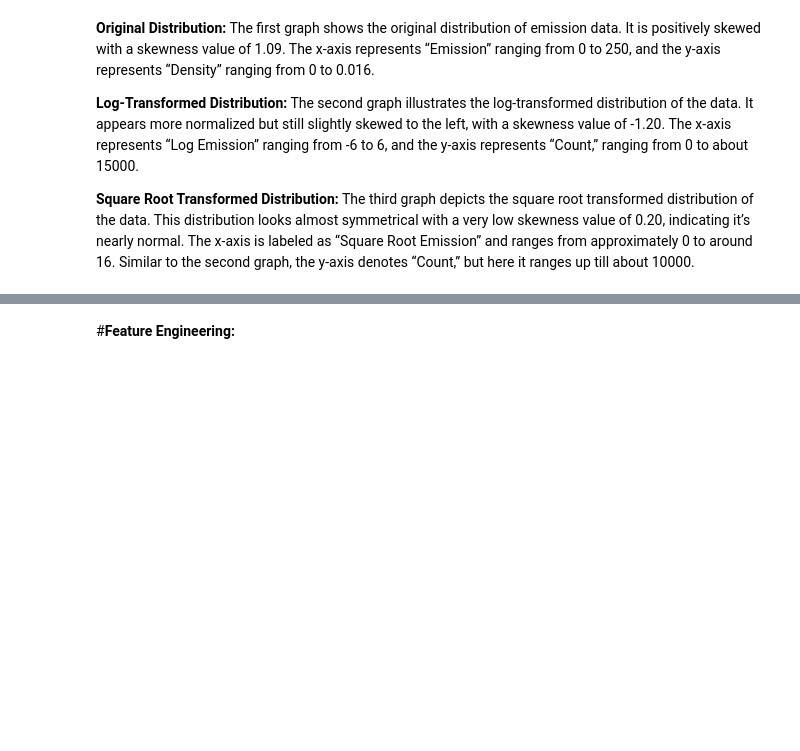
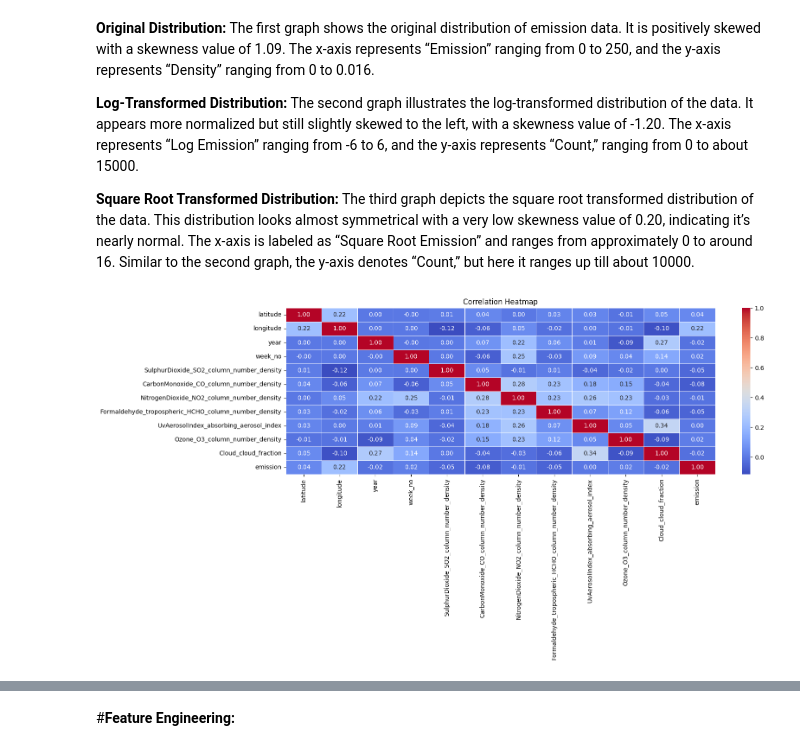
Before and after one commit to nitinkc1/Predict_CO2_Emissions_in_Rwanda, a Jupyter notebook: Kaggle_competition_Predict_CO2_Emissions_in_Rwanda.ipynb, the cells around one changed output, grey strips where cells are left out. Drawn from its saved outputs; the diff is of its cells as text; code cells hidden in the pictures; blank space fills up the shorter version.

```diff
--- a/Kaggle_competition_Predict_CO2_Emissions_in_Rwanda.ipynb
+++ b/Kaggle_competition_Predict_CO2_Emissions_in_Rwanda.ipynb
@@ -422,3 +422,27 @@ plt.show()
 **Log-Transformed Distribution:** The second graph illustrates the log-transformed distribution of the data. It appears more normalized but still slightly skewed to the left, with a skewness value of -1.20. The x-axis represents “Log Emission” ranging from -6 to 6, and the y-axis represents “Count,” ranging from 0 to about 15000.
 
 **Square Root Transformed Distribution:** The third graph depicts the square root transformed distribution of the data. This distribution looks almost symmetrical with a very low skewness value of 0.20, indicating it’s nearly normal. The x-axis is labeled as “Square Root Emission” and ranges from approximately 0 to around 16. Similar to the second graph, the y-axis denotes “Count,” but here it ranges up till about 10000.
+# %%
+selected_columns = ['latitude', 'longitude', 'year', 'week_no',
+                    'SulphurDioxide_SO2_column_number_density',
+                    'CarbonMonoxide_CO_column_number_density',
+                    'NitrogenDioxide_NO2_column_number_density',
+                    'Formaldehyde_tropospheric_HCHO_column_number_density',
+                    'UvAerosolIndex_absorbing_aerosol_index',
+                    'Ozone_O3_column_number_density',
+                    'Cloud_cloud_fraction',
+                    'emission']
+
+# Creating a subset DataFrame with selected columns
+selected_df = train[selected_columns]
+
+# Calculating correlation matrix
+correlation_matrix = selected_df.corr()
+
+# Plotting a heatmap for the correlation matrix
+plt.figure(figsize=(16, 5))
+sns.heatmap(correlation_matrix, annot=True, cmap='coolwarm', fmt=".2f", linewidths=.5)
+plt.title('Correlation Heatmap')
+plt.show()
+# %% [output]
+[figure, added]
```
Also changed, not shown: parts of 1 cell of this notebook.
